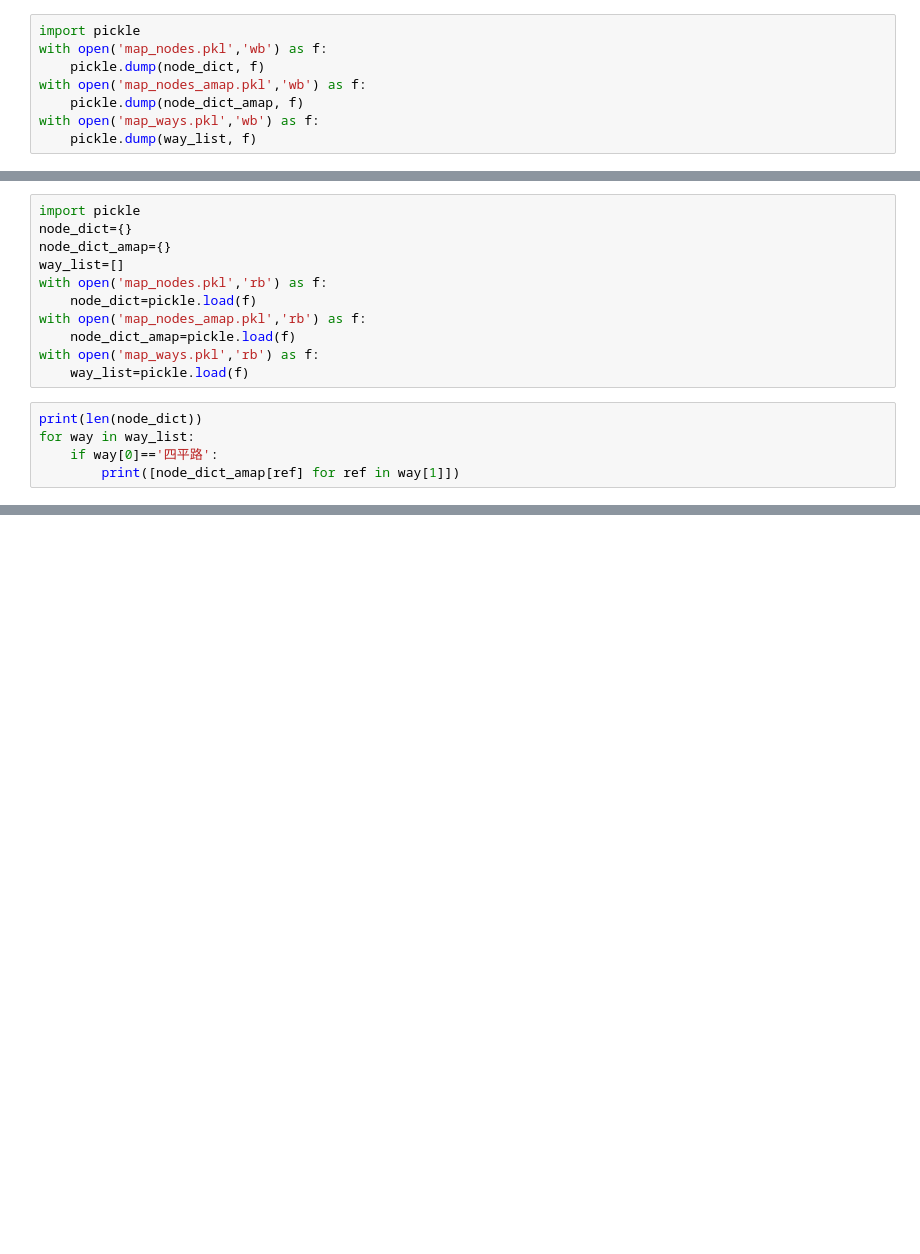
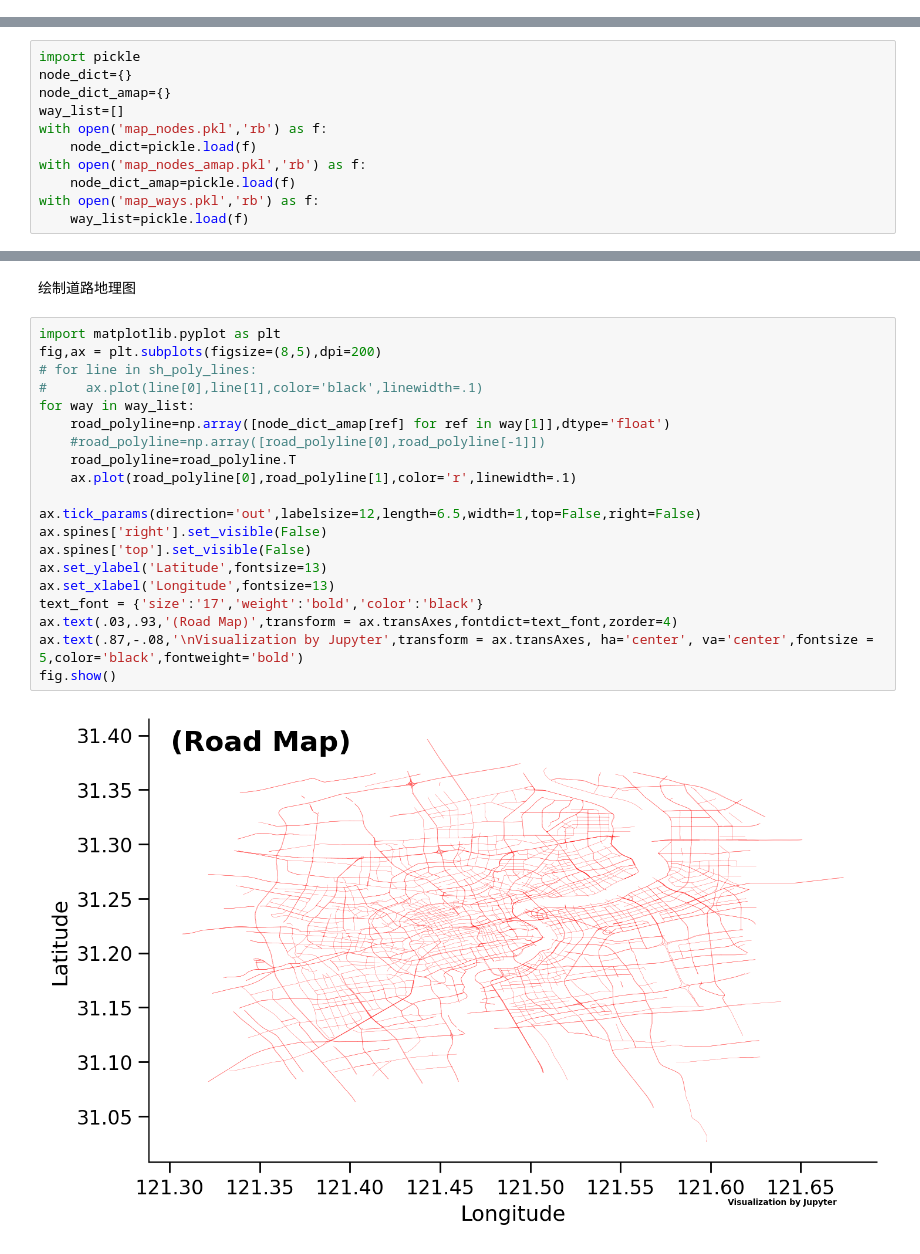
Before and after one commit to lingbai-kong/traffic_data_mining_sh, a Jupyter notebook: graph_generator.ipynb, the cells around one changed output, grey strips where cells are left out. Saved outputs shown, nothing was run; the diff lists cells and outputs as text; blank space fills up the shorter version.

```diff
--- a/graph_generator.ipynb
+++ b/graph_generator.ipynb
@@ -74,8 +0,0 @@ Progress: 100% |##############| Elapsed Time: 0:12:03 Time: 0:12:03 936.04  B/s
-# %%
-import pickle
-with open('map_nodes.pkl','wb') as f:
-    pickle.dump(node_dict, f)
-with open('map_nodes_amap.pkl','wb') as f:
-    pickle.dump(node_dict_amap, f)
-with open('map_ways.pkl','wb') as f:
-    pickle.dump(way_list, f)
@@ -90,8 +11,3 @@ with open('map_nodes_amap.pkl','rb') as f:
     node_dict_amap=pickle.load(f)
 with open('map_ways.pkl','rb') as f:
     way_list=pickle.load(f)
-# %%
-print(len(node_dict))
-for way in way_list:
-    if way[0]=='四平路':
-        print([node_dict_amap[ref] for ref in way[1]])
@@ -115,0 +48,24 @@ for way in way_list:
+# %% [markdown]
+绘制道路地理图
+# %%
+import matplotlib.pyplot as plt
+fig,ax = plt.subplots(figsize=(8,5),dpi=200)
+# for line in sh_poly_lines:
+#     ax.plot(line[0],line[1],color='black',linewidth=.1)
+for way in way_list:
+    road_polyline=np.array([node_dict_amap[ref] for ref in way[1]],dtype='float')
+    #road_polyline=np.array([road_polyline[0],road_polyline[-1]])
+    road_polyline=road_polyline.T
+    ax.plot(road_polyline[0],road_polyline[1],color='r',linewidth=.1)
+
+ax.tick_params(direction='out',labelsize=12,length=6.5,width=1,top=False,right=False)
+ax.spines['right'].set_visible(False)
+ax.spines['top'].set_visible(False)
+ax.set_ylabel('Latitude',fontsize=13)
+ax.set_xlabel('Longitude',fontsize=13)
+text_font = {'size':'17','weight':'bold','color':'black'}
+ax.text(.03,.93,'(Road Map)',transform = ax.transAxes,fontdict=text_font,zorder=4)
+ax.text(.87,-.08,'\nVisualization by Jupyter',transform = ax.transAxes, ha='center', va='center',fontsize = 5,color='black',fontweight='bold')
+fig.show()
+# %% [output]
+[figure, added]
```
Also changed, not shown: parts of 18 cells of this notebook, 2 other files.
